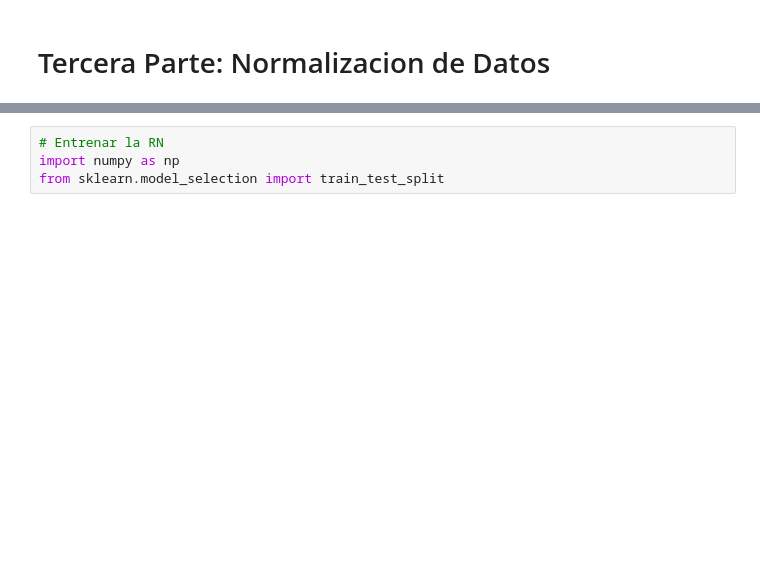
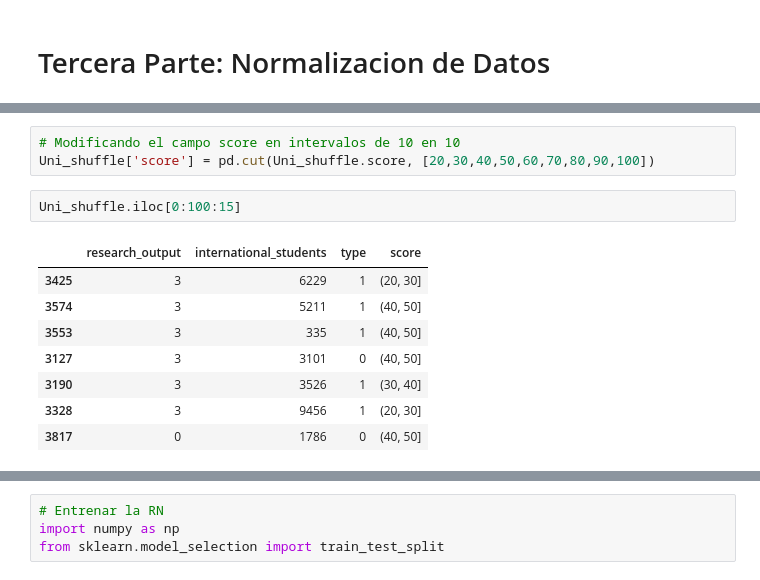
Before and after one commit to niltonrojas/Universidad_RK, a Jupyter notebook: RK_uni.ipynb, the cells around one changed output, grey strips where cells are left out. Drawn from its saved outputs; the diff is of its cells as text; blank space fills up the shorter version.

```diff
--- a/RK_uni.ipynb
+++ b/RK_uni.ipynb
@@ -170,0 +238,14 @@ memory usage: 50.8+ KB
+# %%
+# Modificando el campo score en intervalos de 10 en 10
+Uni_shuffle['score'] = pd.cut(Uni_shuffle.score, [20,30,40,50,60,70,80,90,100])
+# %%
+Uni_shuffle.iloc[0:100:15]
+# %% [output]
+|  | research_output | international_students | type | score |
+| 3425 | 3 | 6229 | 1 | (20, 30] |
+| 3574 | 3 | 5211 | 1 | (40, 50] |
+| 3553 | 3 | 335 | 1 | (40, 50] |
+| 3127 | 3 | 3101 | 0 | (40, 50] |
+| 3190 | 3 | 3526 | 1 | (30, 40] |
+| 3328 | 3 | 9456 | 1 | (20, 30] |
+| 3817 | 0 | 1786 | 0 | (40, 50] |
```
Also changed, not shown: parts of 41 cells of this notebook.
